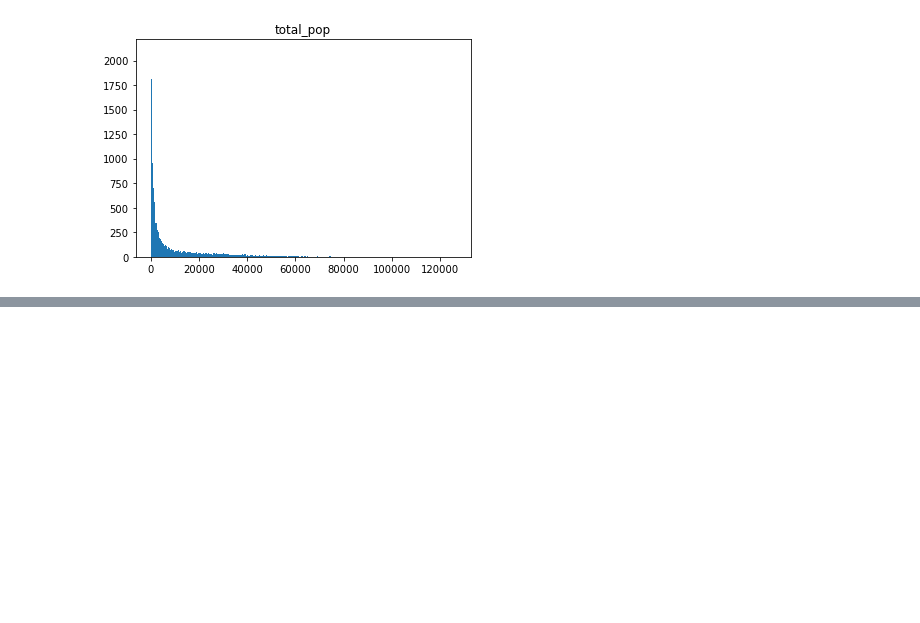
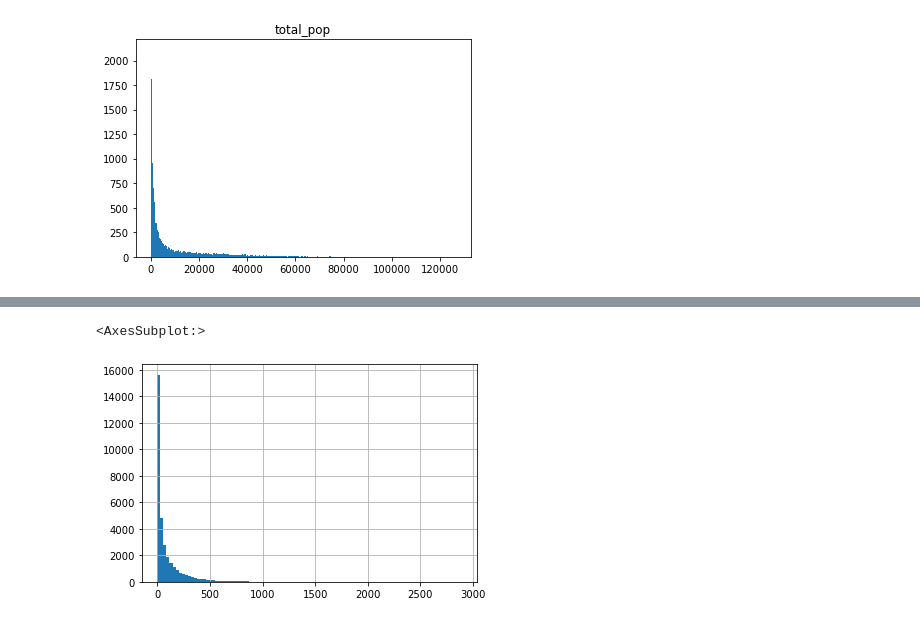
Before and after one commit to jhancuch/sba-loan-credit-analysis, a Jupyter notebook: eda/eda_census_data.ipynb, the cells around one changed output, grey strips where cells are left out. Cells and saved outputs as stored; diff of their text form; code cells hidden in the pictures; blank space fills up the shorter version.

```diff
--- a/eda/eda_census_data.ipynb
+++ b/eda/eda_census_data.ipynb
@@ -190,0 +304,5 @@ array([[<AxesSubplot:title={'center':'total_pop'}>]], dtype=object)
+# %%
+emp_status_2['incm_gt_20k_l_35k_house_pct_l_20'].hist(bins=100)
+# %% [output]
+<AxesSubplot:>
+[figure, added]
```
Also changed, not shown: parts of 38 cells of this notebook.
